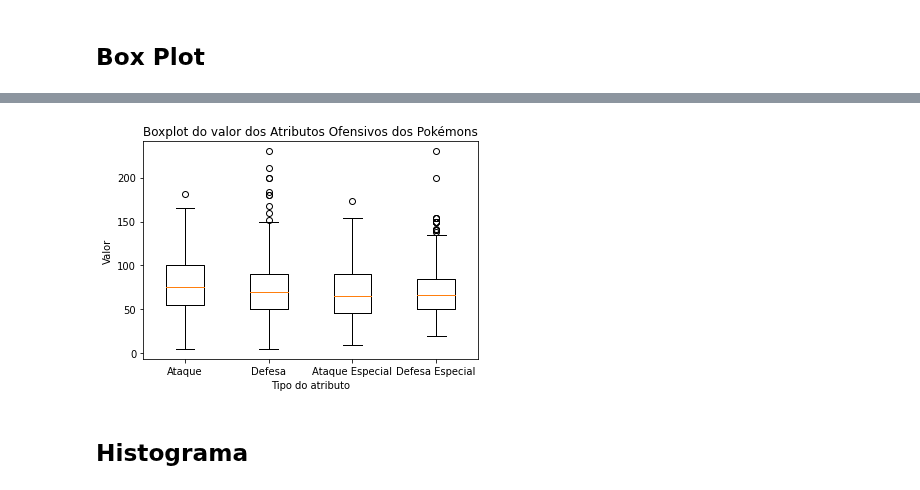
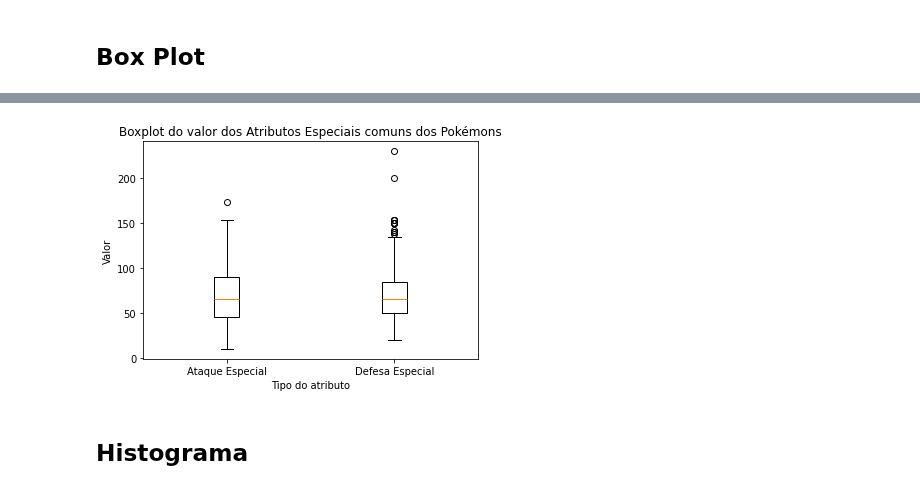
Before and after one commit to CaioCBCouto/Estatistica, a Jupyter notebook: ccbc.ipynb, the cells around one changed output, grey strips where cells are left out. Cells and saved outputs as stored; diff of their text form; code cells hidden in the pictures.

```diff
--- a/ccbc.ipynb
+++ b/ccbc.ipynb
@@ -86,7 +86,8 @@ spd = pkmn['speed']
 hei = pkmn['height']
 wei = pkmn['weight']
 sec_sts = [hei, wei]
-atk_def = [atk, defesa]
+norm_sts = [atk, defesa]
+spec_sts = [spatk, spdef]
 off_stats = [atk,defesa,spatk,spdef]
 battle_stats = [atk,defesa,spatk,spdef,spd]
 all_stats = [atk,defesa,spatk,spdef,spd,hei,wei]
@@ -97,14 +109,14 @@ all_stats = [atk,defesa,spatk,spdef,spd,hei,wei]
 # %%
 fig, ax = plt.subplots()
-ax.boxplot(off_stats)
-ax.set_title('Boxplot do valor dos Atributos Ofensivos dos Pokémons')
+ax.boxplot(spec_sts)
+ax.set_title('Boxplot do valor dos Atributos Especiais comuns dos Pokémons')
 ax.set_xlabel('Tipo do atributo')
 ax.set_ylabel('Valor')
-xticks = ['Ataque', 'Defesa', 'Ataque Especial', 'Defesa Especial']
+xticks = ['Ataque Especial', 'Defesa Especial']
 ax.set_xticklabels(xticks)
 plt.show()
 # %% [output]
-[figure, old version]
+[figure, new version]
 # %% [markdown]
 ## Histograma
 # %%
```
Also changed, not shown: parts of 9 cells of this notebook.
